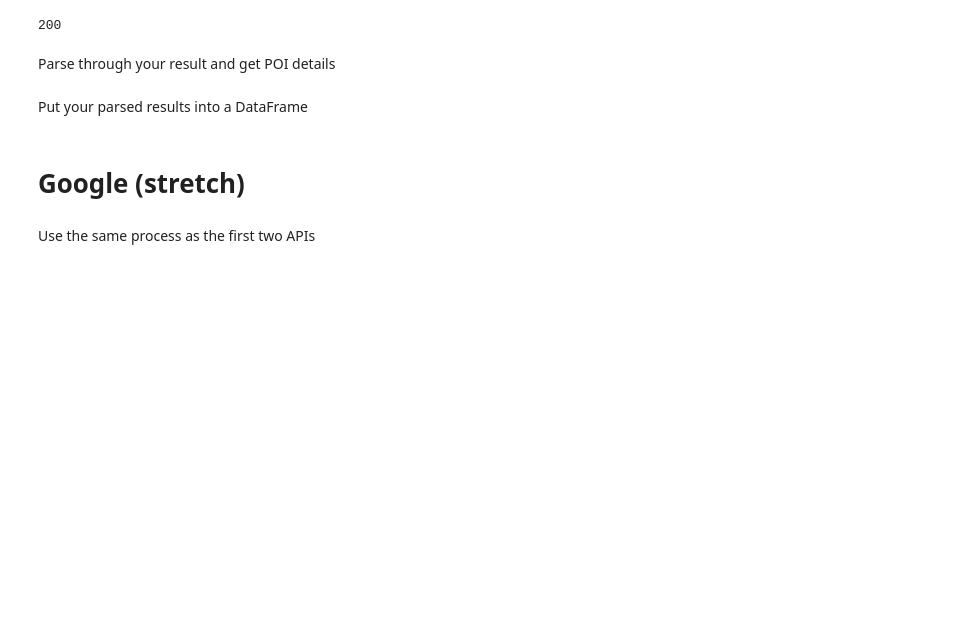
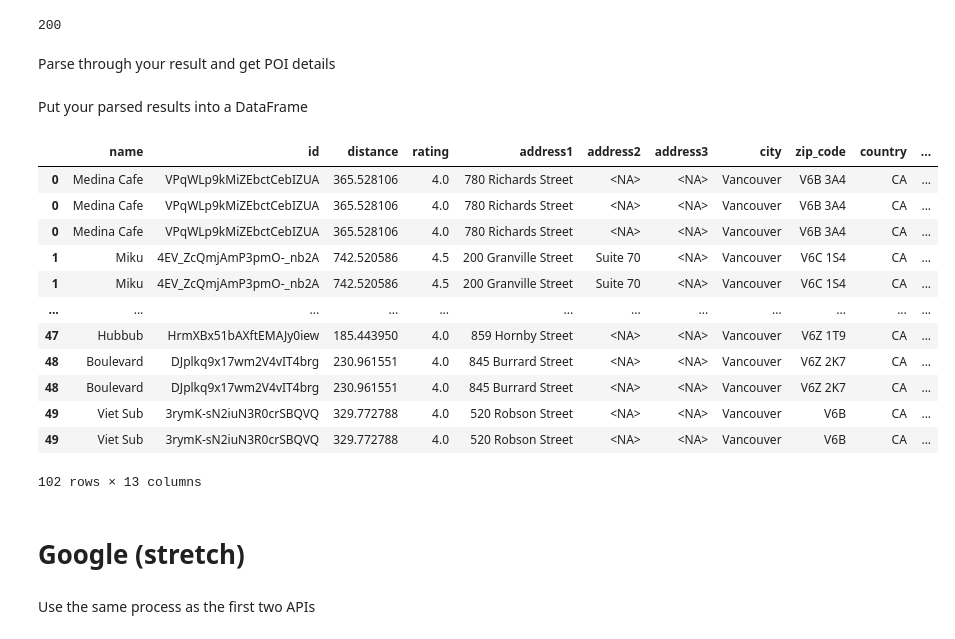
Before and after one commit to AstroLebs/LL_mini_project_II, a Jupyter notebook: notebooks/EDA.ipynb, the cells around one changed output. Drawn from its saved outputs; the diff is of its cells as text; code cells hidden in the pictures; blank space fills up the shorter version.

```diff
--- a/notebooks/EDA.ipynb
+++ b/notebooks/EDA.ipynb
@@ -153,7 +173,28 @@ results_tidy_yp = results_df_yp.join(loc_yp)
 results_tidy_yp = results_tidy_yp.join(cat_df_yp)
 results_tidy_yp = results_tidy_yp.replace(r'^\s*$', np.nan, regex=True)
 results_tidy_yp = results_tidy_yp.rename({'id':'yp_id'})
-results_tidy_yp['zip_code'] = results_tidy_yp['zip_code'].astype("string")
+results_tidy_yp.drop('display_address', axis=1, inplace=True)
+for column in results_tidy_yp:
+    if column not in ['distance','rating']:
+        results_tidy_yp[column] = results_tidy_yp[column].astype("string")
+    else:
+        results_tidy_yp[column] = results_tidy_yp[column].astype("float")
+# %%
+results_tidy_yp
+# %% [output]
+|  | name | id | distance | rating | address1 | address2 | address3 | city | zip_code | country | ... |
+| 0 | Medina Cafe | VPqWLp9kMiZEbctCebIZUA | 365.528106 | 4.0 | 780 Richards Street | <NA> | <NA> | Vancouver | V6B 3A4 | CA | ... |
+| 0 | Medina Cafe | VPqWLp9kMiZEbctCebIZUA | 365.528106 | 4.0 | 780 Richards Street | <NA> | <NA> | Vancouver | V6B 3A4 | CA | ... |
+| 0 | Medina Cafe | VPqWLp9kMiZEbctCebIZUA | 365.528106 | 4.0 | 780 Richards Street | <NA> | <NA> | Vancouver | V6B 3A4 | CA | ... |
+| 1 | Miku | 4EV_ZcQmjAmP3pmO-_nb2A | 742.520586 | 4.5 | 200 Granville Street | Suite 70 | <NA> | Vancouver | V6C 1S4 | CA | ... |
+| 1 | Miku | 4EV_ZcQmjAmP3pmO-_nb2A | 742.520586 | 4.5 | 200 Granville Street | Suite 70 | <NA> | Vancouver | V6C 1S4 | CA | ... |
+| ... | ... | ... | ... | ... | ... | ... | ... | ... | ... | ... | ... |
+| 47 | Hubbub | HrmXBx51bAXftEMAJy0iew | 185.443950 | 4.0 | 859 Hornby Street | <NA> | <NA> | Vancouver | V6Z 1T9 | CA | ... |
+| 48 | Boulevard | DJplkq9x17wm2V4vIT4brg | 230.961551 | 4.0 | 845 Burrard Street | <NA> | <NA> | Vancouver | V6Z 2K7 | CA | ... |
+| 48 | Boulevard | DJplkq9x17wm2V4vIT4brg | 230.961551 | 4.0 | 845 Burrard Street | <NA> | <NA> | Vancouver | V6Z 2K7 | CA | ... |
+| 49 | Viet Sub | 3rymK-sN2iuN3R0crSBQVQ | 329.772788 | 4.0 | 520 Robson Street | <NA> | <NA> | Vancouver | V6B | CA | ... |
+| 49 | Viet Sub | 3rymK-sN2iuN3R0crSBQVQ | 329.772788 | 4.0 | 520 Robson Street | <NA> | <NA> | Vancouver | V6B | CA | ... |
+102 rows × 13 columns
 # %% [markdown]
 # Google (stretch)
 # %% [markdown]
```
Also changed, not shown: parts of 19 cells of this notebook, 2 other files.
